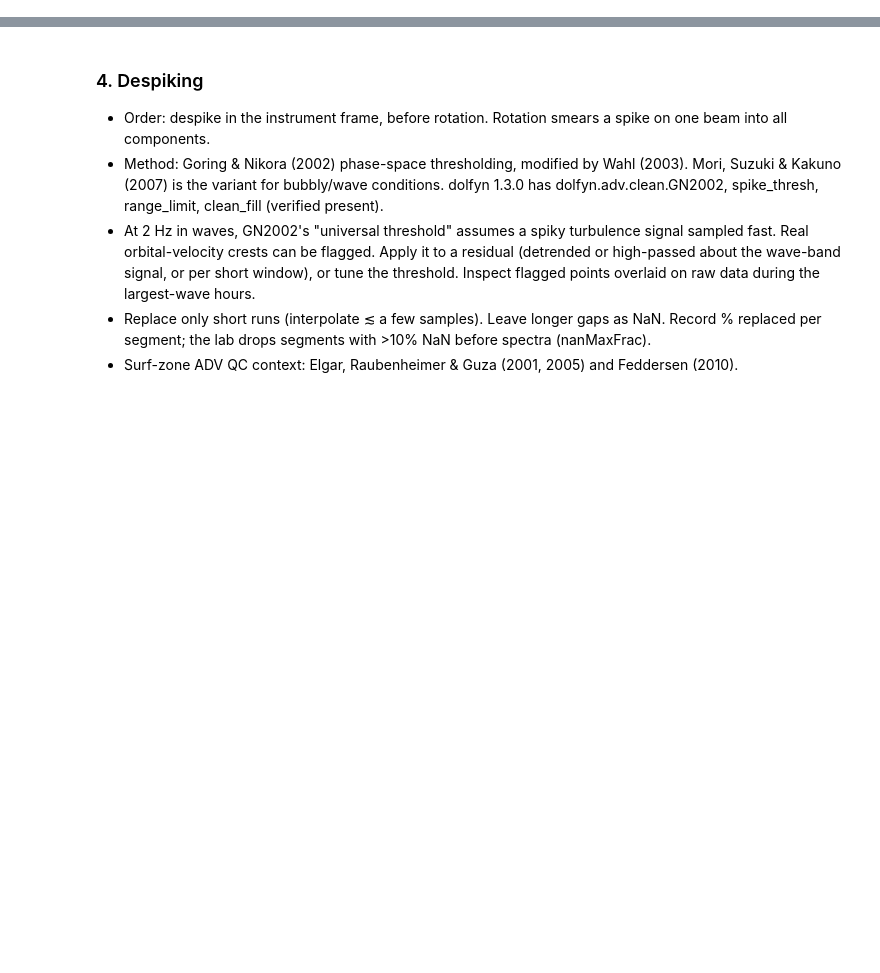
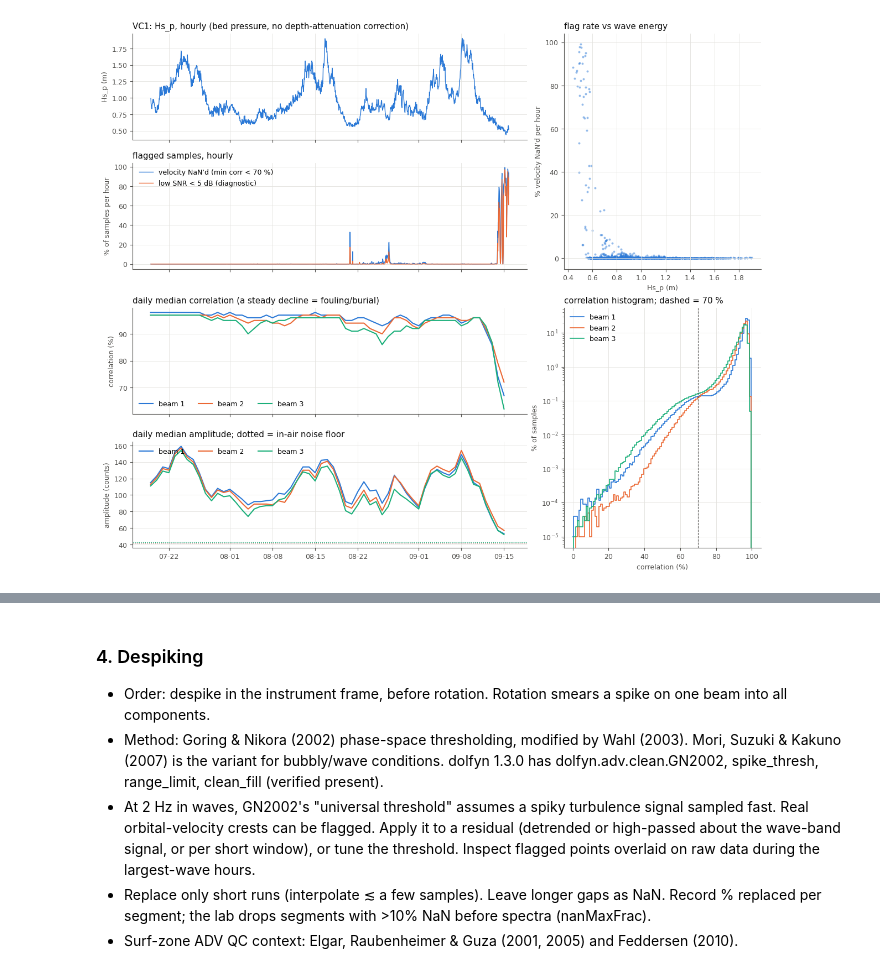
Before and after one commit to isidora-rojas/4EWA, a Jupyter notebook: processing/adv_QC.ipynb, the cells around one changed output, grey strips where cells are left out. Saved outputs shown, nothing was run; the diff lists cells and outputs as text; code cells hidden in the pictures; blank space fills up the shorter version.

```diff
--- a/processing/adv_QC.ipynb
+++ b/processing/adv_QC.ipynb
@@ -82,0 +657,80 @@ VC2['u'].plot(alpha=0.6)
+# %%
+##-----figure: beam quality over the deployment-----##
+tq = pd.DatetimeIndex(bq.time.values)
+fs = float(ds.attrs["fs"])
+
+# Hs_p: 4 * std of bed pressure after a 5-min high-pass (removes tide), per hour, m of water.
+# NOT corrected for depth attenuation: a wave-energy proxy only.
+p_s = pd.Series(out.p.values.astype(float), index=tq)
+p_hp = p_s - p_s.rolling(int(300 * fs), center=True, min_periods=int(60 * fs)).mean()
+hs_p = 4 * p_hp.resample("1h").std() * 1e4 / (RHO * GRAV)
+
+flag_h = 100 * pd.Series(bad, index=tq).resample("1h").mean()
+snr_h  = 100 * pd.Series(low_snr, index=tq).resample("1h").mean()
+corr_d = pd.DataFrame(corr.T, index=tq).resample("1D").median()
+amp_d  = pd.DataFrame(amp.T, index=tq).resample("1D").median()
+
+fig = plt.figure(figsize=(12, 10), constrained_layout=True)
+gs = fig.add_gridspec(4, 3)
+
+# left column: time series, shared x
+ax0 = fig.add_subplot(gs[0, :2])
+ax0.plot(hs_p.index, hs_p.values, color=SERIES, lw=1)
+ax0.set_ylabel("Hs_p (m)")
+ax0.set_title(f"{sensor_id}: Hs_p, hourly (bed pressure, no depth-attenuation correction)",
+              loc="left", color=INK)
+
+ax1 = fig.add_subplot(gs[1, :2], sharex=ax0)
+ax1.plot(flag_h.index, flag_h.values, color=BEAM_COLORS[0], lw=1,
+         label=f"velocity NaN'd (min corr < {CORR_MIN} %)")
+ax1.plot(snr_h.index, snr_h.values, color=BEAM_COLORS[1], lw=1,
+         label=f"low SNR < {SNR_MIN:g} dB ({'applied' if APPLY_SNR else 'diagnostic'})")
+ax1.set_ylabel("% of samples per hour")
+ax1.set_title("flagged samples, hourly", loc="left", color=INK)
+ax1.legend(frameon=False, loc="upper left")
+
+ax2 = fig.add_subplot(gs[2, :2], sharex=ax0)
+for b in range(3):
+    ax2.plot(corr_d.index, corr_d[b].values, color=BEAM_COLORS[b], lw=1.5, label=f"beam {b + 1}")
+ax2.set_ylabel("correlation (%)")
+ax2.set_title("daily median correlation (a steady decline = fouling/burial)", loc="left", color=INK)
+ax2.legend(frameon=False, loc="lower left", ncol=3)
+
+ax3 = fig.add_subplot(gs[3, :2], sharex=ax0)
+for b in range(3):
+    ax3.plot(amp_d.index, amp_d[b].values, color=BEAM_COLORS[b], lw=1.5, label=f"beam {b + 1}")
+    ax3.axhline(noise[b], color=BEAM_COLORS[b], ls=":", lw=1)
+ax3.set_ylabel("amplitude (counts)")
+ax3.set_title("daily median amplitude; dotted = in-air noise floor", loc="left", color=INK)
+ax3.legend(frameon=False, loc="upper left", ncol=3)
+ax3.xaxis.set_major_formatter(mdates.DateFormatter("%m-%d"))
+for a in (ax0, ax1, ax2):
+    a.tick_params(labelbottom=False)
+
+# right column: flag rate vs wave energy, and correlation histograms
+ax4 = fig.add_subplot(gs[:2, 2])
+both = pd.concat([hs_p.rename("hs"), flag_h.rename("f")], axis=1).dropna()
+ax4.scatter(both.hs, both.f, s=8, color=SERIES, alpha=0.5, lw=0)
+ax4.set_xlabel("Hs_p (m)")
+ax4.set_ylabel("% velocity NaN'd per hour")
+ax4.set_title("flag rate vs wave energy", loc="left", color=INK)
+
+ax5 = fig.add_subplot(gs[2:, 2])
+bins = np.arange(0, 102)
+for b in range(3):
+    h = np.bincount(corr[b], minlength=101)[:101]
+    ax5.step(bins[:-1], 100 * h / h.sum(), where="mid", color=BEAM_COLORS[b], lw=1.2,
+             label=f"beam {b + 1}")
+ax5.axvline(CORR_MIN, color=INK2, ls="--", lw=0.8)
+ax5.set_yscale("log")
+ax5.set_xlabel("correlation (%)")
+ax5.set_ylabel("% of samples")
+ax5.set_title(f"correlation histogram; dashed = {CORR_MIN} %", loc="left", color=INK)
+ax5.legend(frameon=False, loc="upper left")
+
+fig.savefig(fig_dir / f"{sensor_id}_beam.png", dpi=150)
+plt.show()
+print(f"hourly flag rate: median {flag_h.median():.2f} %, max {flag_h.max():.1f} % "
+      f"({flag_h.idxmax()}); corr with Hs_p r = {both.hs.corr(both.f):.2f}")
+# %% [output]
+[figure, added]
```
Also changed, not shown: parts of 31 cells of this notebook, 6 other files.
